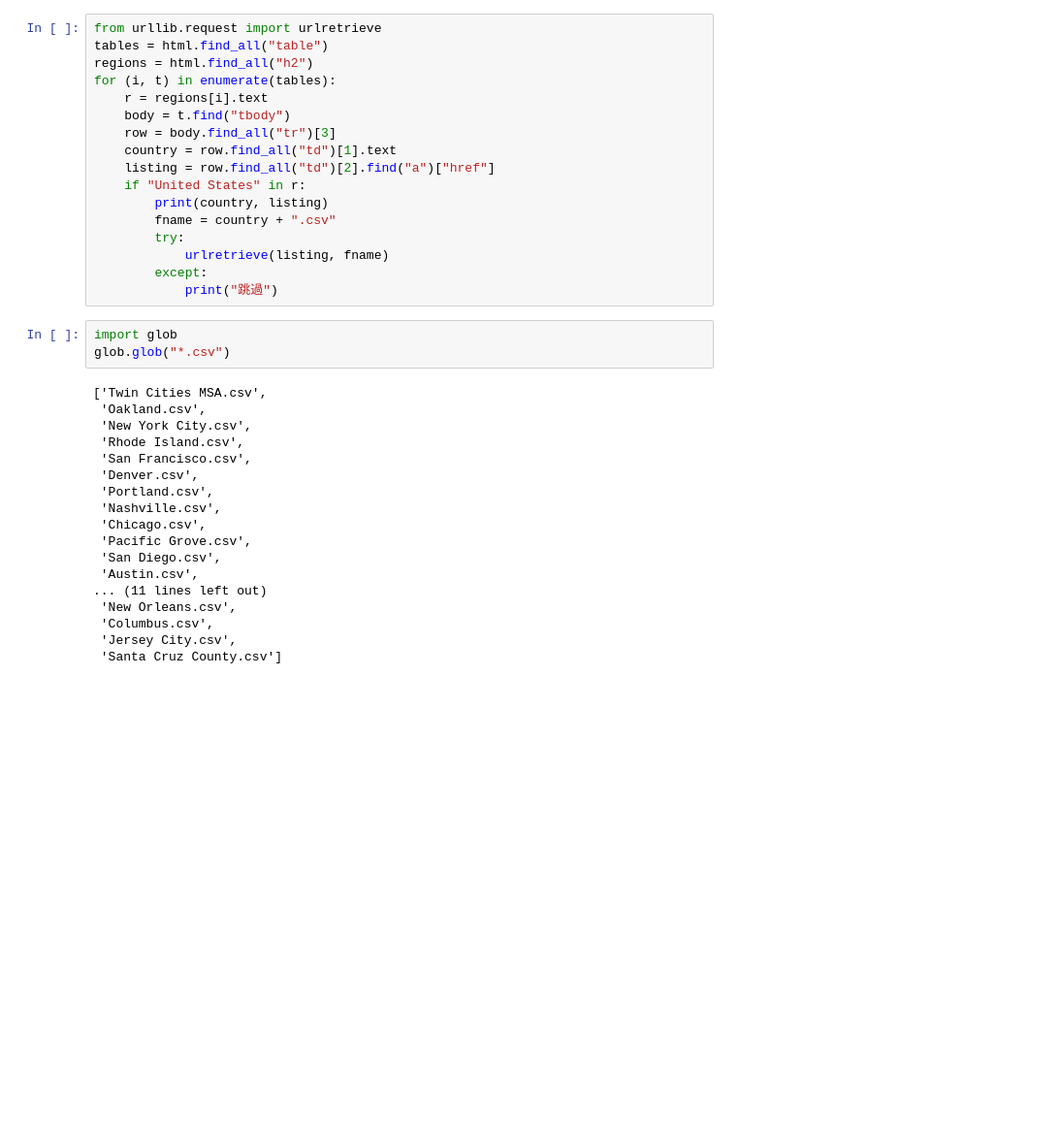
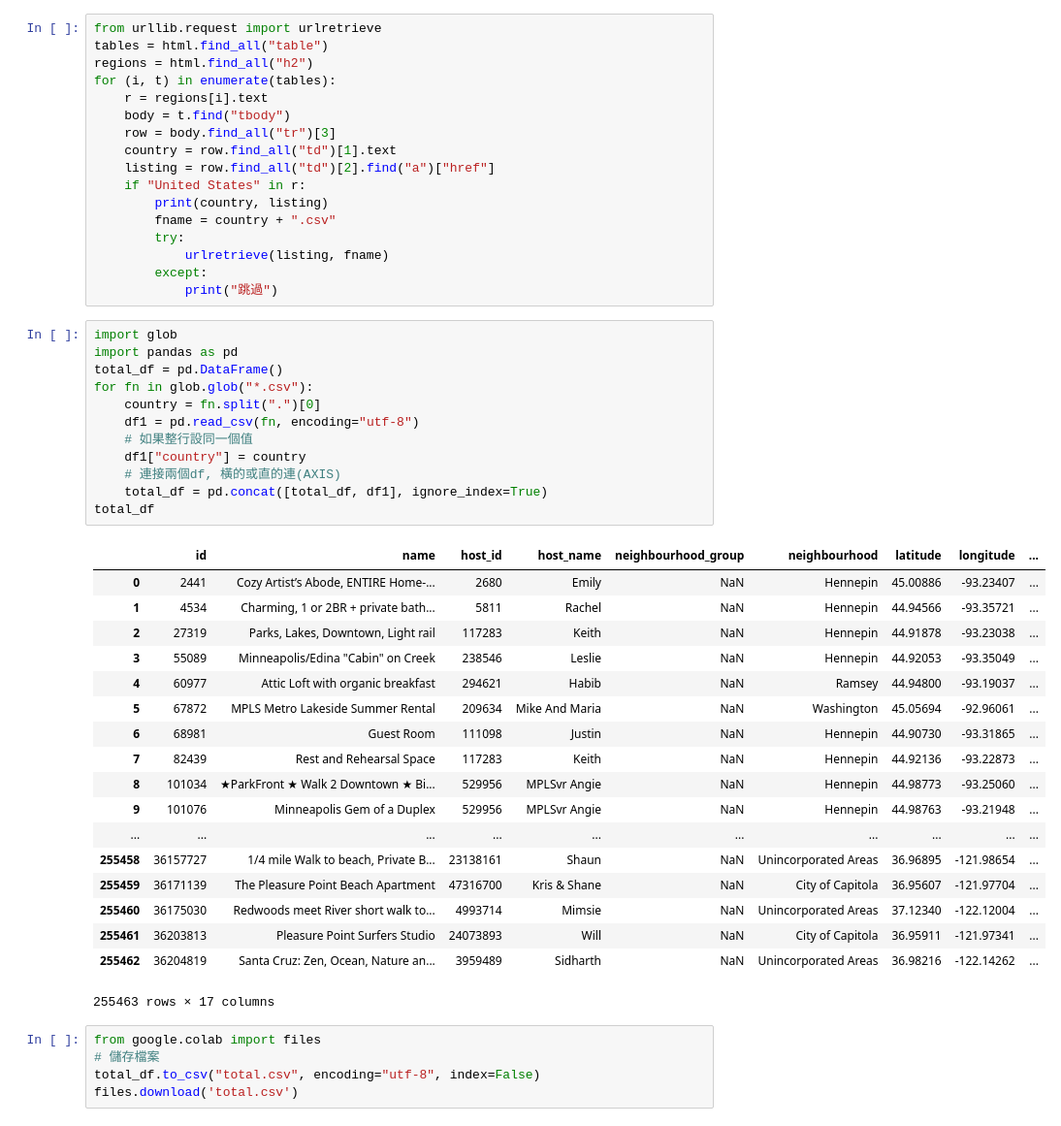
Before and after one commit to Elwing-Chou/MLMCUT, a Jupyter notebook: table.ipynb, the cells around one changed output. Shown: that part at 97% size. Cells and saved outputs as stored; diff of their text form; blank space fills up the shorter version.

```diff
--- a/table.ipynb
+++ b/table.ipynb
@@ -21,24 +21,39 @@ for (i, t) in enumerate(tables):
             urlretrieve(listing, fname)
         except:
             print("跳過")
-# %%
-import glob
-glob.glob("*.csv")
-# %% [output]
-['Twin Cities MSA.csv',
- 'Oakland.csv',
- 'New York City.csv',
- 'Rhode Island.csv',
- 'San Francisco.csv',
- 'Denver.csv',
- 'Portland.csv',
- 'Nashville.csv',
- 'Chicago.csv',
- 'Pacific Grove.csv',
- 'San Diego.csv',
- 'Austin.csv',
-... (11 lines left out)
- 'New Orleans.csv',
- 'Columbus.csv',
- 'Jersey City.csv',
- 'Santa Cruz County.csv']
+# %%
+import glob
+import pandas as pd
+total_df = pd.DataFrame()
+for fn in glob.glob("*.csv"):
+    country = fn.split(".")[0]
+    df1 = pd.read_csv(fn, encoding="utf-8")
+    # 如果整行設同一個值
+    df1["country"] = country
+    # 連接兩個df, 橫的或直的連(AXIS)
+    total_df = pd.concat([total_df, df1], ignore_index=True)
+total_df
+# %% [output]
+|  | id | name | host_id | host_name | neighbourhood_group | neighbourhood | latitude | longitude | ... |
+| 0 | 2441 | Cozy Artist’s Abode, ENTIRE Home-... | 2680 | Emily | NaN | Hennepin | 45.00886 | -93.23407 | ... |
+| 1 | 4534 | Charming, 1 or 2BR + private bath... | 5811 | Rachel | NaN | Hennepin | 44.94566 | -93.35721 | ... |
+| 2 | 27319 | Parks, Lakes, Downtown, Light rail | 117283 | Keith | NaN | Hennepin | 44.91878 | -93.23038 | ... |
+| 3 | 55089 | Minneapolis/Edina "Cabin" on Creek | 238546 | Leslie | NaN | Hennepin | 44.92053 | -93.35049 | ... |
+| 4 | 60977 | Attic Loft with organic breakfast | 294621 | Habib | NaN | Ramsey | 44.94800 | -93.19037 | ... |
+| 5 | 67872 | MPLS Metro Lakeside Summer Rental | 209634 | Mike And Maria | NaN | Washington | 45.05694 | -92.96061 | ... |
+| 6 | 68981 | Guest Room | 111098 | Justin | NaN | Hennepin | 44.90730 | -93.31865 | ... |
+| 7 | 82439 | Rest and Rehearsal Space | 117283 | Keith | NaN | Hennepin | 44.92136 | -93.22873 | ... |
+| 8 | 101034 | ★ParkFront ★ Walk 2 Downtown ★ Bi... | 529956 | MPLSvr Angie | NaN | Hennepin | 44.98773 | -93.25060 | ... |
+| 9 | 101076 | Minneapolis Gem of a Duplex | 529956 | MPLSvr Angie | NaN | Hennepin | 44.98763 | -93.21948 | ... |
+| ... | ... | ... | ... | ... | ... | ... | ... | ... | ... |
+| 255458 | 36157727 | 1/4 mile Walk to beach, Private B... | 23138161 | Shaun | NaN | Unincorporated Areas | 36.96895 | -121.98654 | ... |
+| 255459 | 36171139 | The Pleasure Point Beach Apartment | 47316700 | Kris & Shane | NaN | City of Capitola | 36.95607 | -121.97704 | ... |
+| 255460 | 36175030 | Redwoods meet River short walk to... | 4993714 | Mimsie | NaN | Unincorporated Areas | 37.12340 | -122.12004 | ... |
+| 255461 | 36203813 | Pleasure Point Surfers Studio | 24073893 | Will | NaN | City of Capitola | 36.95911 | -121.97341 | ... |
+| 255462 | 36204819 | Santa Cruz: Zen, Ocean, Nature an... | 3959489 | Sidharth | NaN | Unincorporated Areas | 36.98216 | -122.14262 | ... |
+255463 rows × 17 columns
+# %%
+from google.colab import files
+# 儲存檔案
+total_df.to_csv("total.csv", encoding="utf-8", index=False)
+files.download('total.csv')
```
